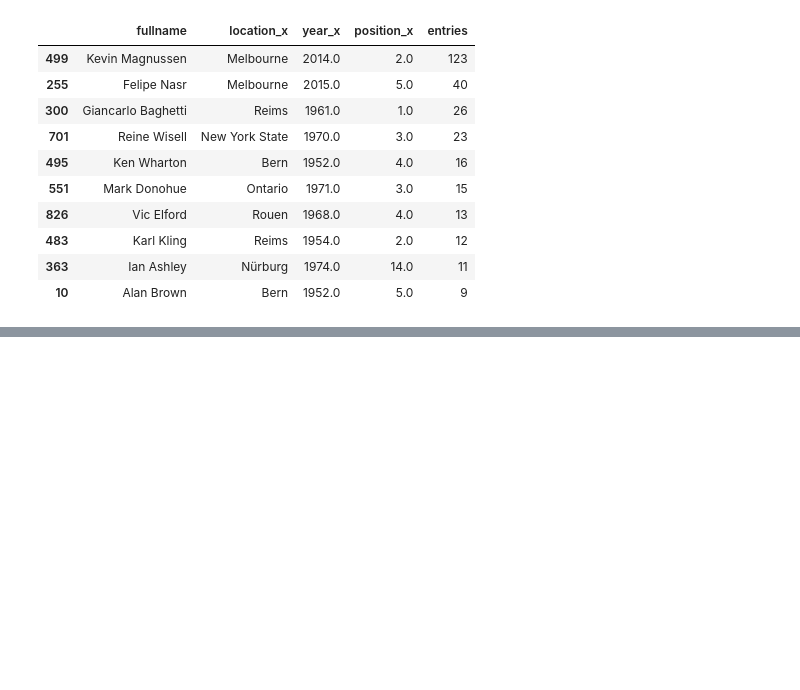
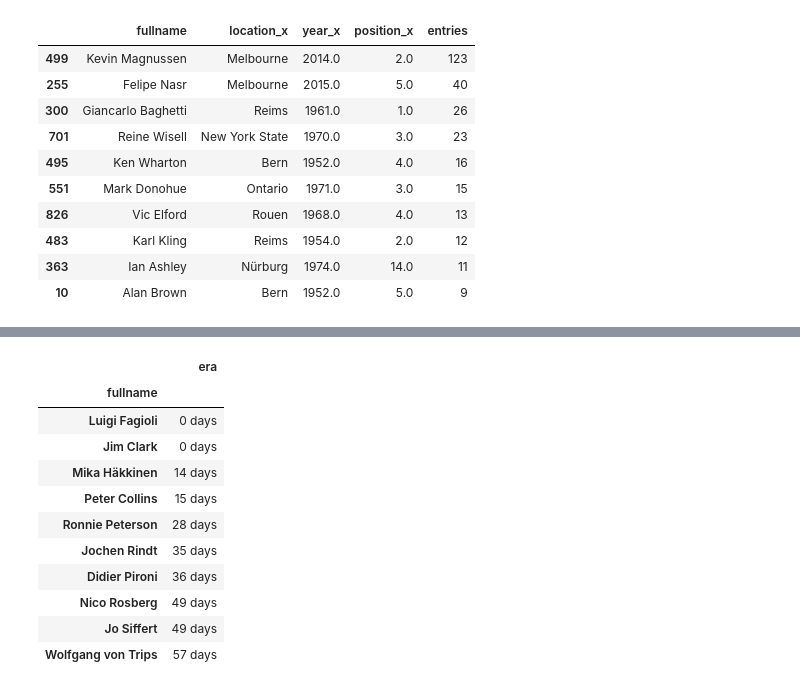
Before and after one commit to michalkasparek/f1-stats, a Jupyter notebook: Career Beginnings and Endings.ipynb, the cells around one changed output, grey strips where cells are left out. Drawn from its saved outputs; the diff is of its cells as text; code cells hidden in the pictures; blank space fills up the shorter version.

```diff
--- a/Career Beginnings and Endings.ipynb
+++ b/Career Beginnings and Endings.ipynb
@@ -203,0 +188,15 @@ bestFirstRaces[["fullname", "location_x", "year_x", "position_x", "entries"]].dr
+# %%
+afterLastWin.groupby(["fullname"]).agg({"era": min}).sort_values(by="era", ascending=True).head(10)
+# %% [output]
+|  | era |
+| fullname |  |
+| Luigi Fagioli | 0 days |
+| Jim Clark | 0 days |
+| Mika Häkkinen | 14 days |
+| Peter Collins | 15 days |
+| Ronnie Peterson | 28 days |
+| Jochen Rindt | 35 days |
+| Didier Pironi | 36 days |
+| Nico Rosberg | 49 days |
+| Jo Siffert | 49 days |
+| Wolfgang von Trips | 57 days |
```
Also changed, not shown: parts of 13 cells of this notebook, 4 other files.
